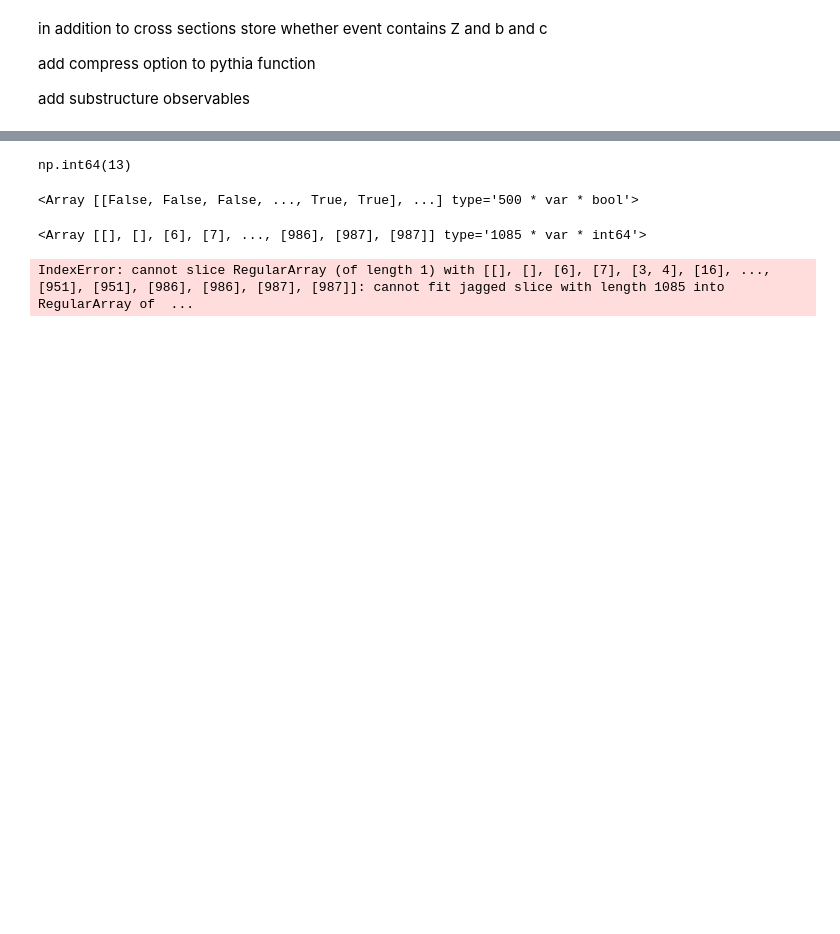
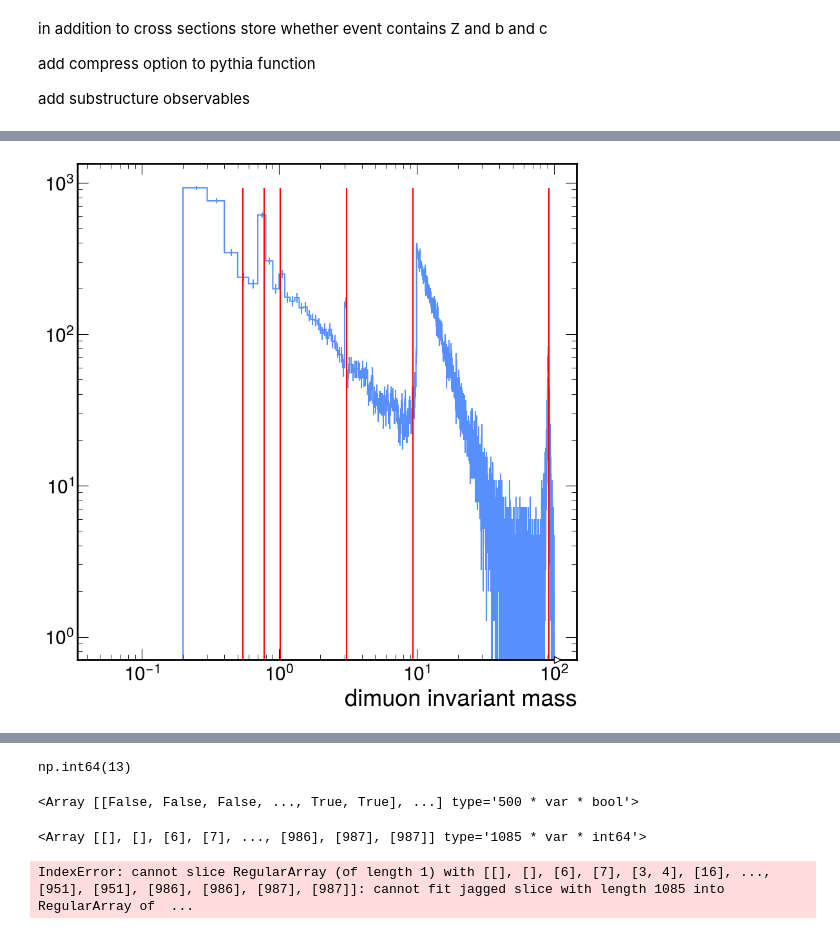
Before and after one commit to ravikoka/z_plus_hf, a Jupyter notebook: feasibility/analysis.ipynb, the cells around one changed output, grey strips where cells are left out. Cells and saved outputs as stored; diff of their text form; code cells hidden in the pictures; blank space fills up the shorter version.

```diff
--- a/feasibility/analysis.ipynb
+++ b/feasibility/analysis.ipynb
@@ -32,0 +199,17 @@ add substructure observables
+# %%
+Z_MASS = 91.1876
+J_PSI_MASS = 3.096916
+UPSILON_MASS = 9.46030
+PHI_MASS = 1.019461
+NEUTRAL_RHO_MASS = 0.77526
+CHARGED_RHO_MASS = 0.77511
+ETA_MASS = 0.547862
+
+
+fig, ax = plt.subplots(1)
+hep.histplot(inv_mass_dist, ax=ax)
+ax.vlines([Z_MASS, J_PSI_MASS, UPSILON_MASS, NEUTRAL_RHO_MASS, CHARGED_RHO_MASS, PHI_MASS,  ETA_MASS], ymin=0, ymax=np.max(inv_mass_dist), colors='r')
+ax.set_yscale('log')
+ax.set_xscale('log')
+# %% [output]
+[figure, added]
```
Also changed, not shown: parts of 84 cells of this notebook.
